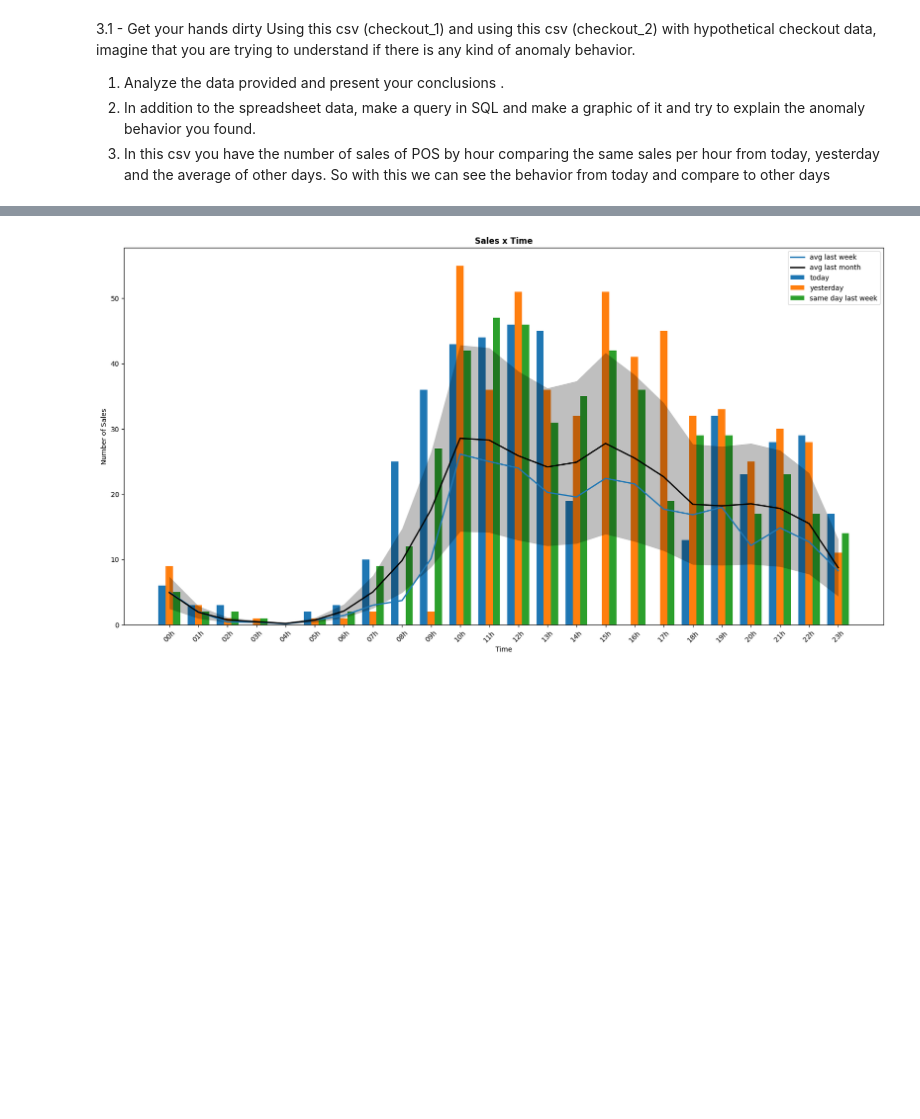
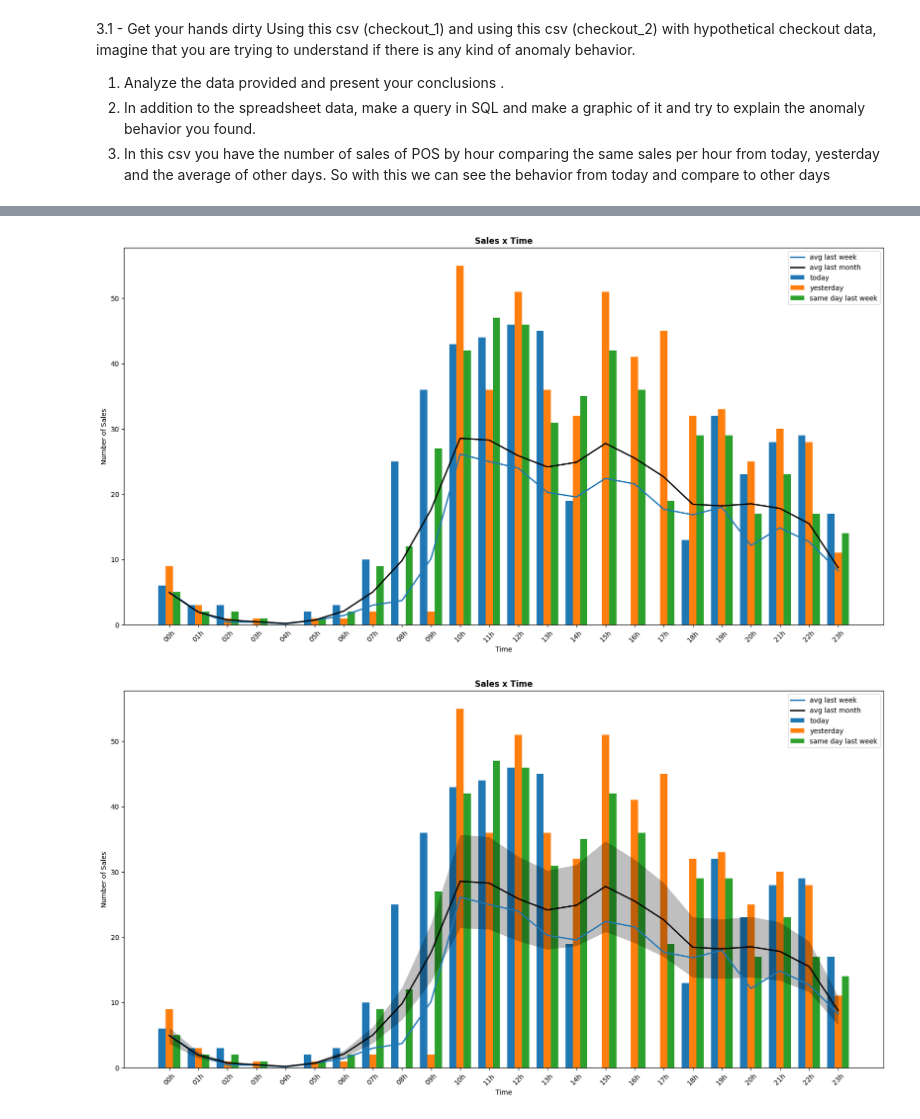
Before and after one commit to pedrofonsecapadilha/CloudWalk_Test, a Jupyter notebook: 3.1-GetYourHandsDirty.ipynb, the cells around one changed output, grey strips where cells are left out. Drawn from its saved outputs; the diff is of its cells as text; code cells hidden in the pictures; blank space fills up the shorter version.

```diff
--- a/3.1-GetYourHandsDirty.ipynb
+++ b/3.1-GetYourHandsDirty.ipynb
@@ -8,5 +16,5 @@ Using this csv (checkout_1) and using this csv (checkout_2) with hypothetical ch
 # %%
-def sales_analyses(file, tolerance):
+def sales_analyses(file, tolerance=0):
     import pandas as pd
     import matplotlib.pyplot as plt
     import numpy as np
@@ -34,8 +42,8 @@ def sales_analyses(file, tolerance):
     plt.bar(bar3, same_day, width, label="same day last week")
     plt.plot(bar2, avg_last_week, linewidth=2, label="avg last week")
     plt.plot(bar2, avg_last_month, linewidth=2, label="avg last month", color="black")
-    plt.fill_between(bar2, (avg_last_month*(1+tolerance)), (avg_last_month*(1-tolerance)), alpha=0.25, linewidth=0, color="black")
-
+    if tolerance != 0:
+        plt.fill_between(bar2, (avg_last_month*(1+tolerance)), (avg_last_month*(1-tolerance)), alpha=0.25, linewidth=0, color="black")
     plt.title("Sales x Time", fontweight="bold")
     plt.xlabel("Time")
     plt.ylabel("Number of Sales")
@@ -50,7 +60,9 @@ sales_analyses("checkout_1.csv", 50)
 # %%
-sales_analyses("checkout_2.csv", 50)
+sales_analyses("checkout_2.csv")
+sales_analyses("checkout_2.csv", 25)
 # %% [output]
-[figure, old version]
+[figure, new version]
+[figure, added]
 # %% [markdown]
 ANÁLISE DOS GRÁFICOS
 
```
Also changed, not shown: parts of 3 cells of this notebook, 7 other files.
